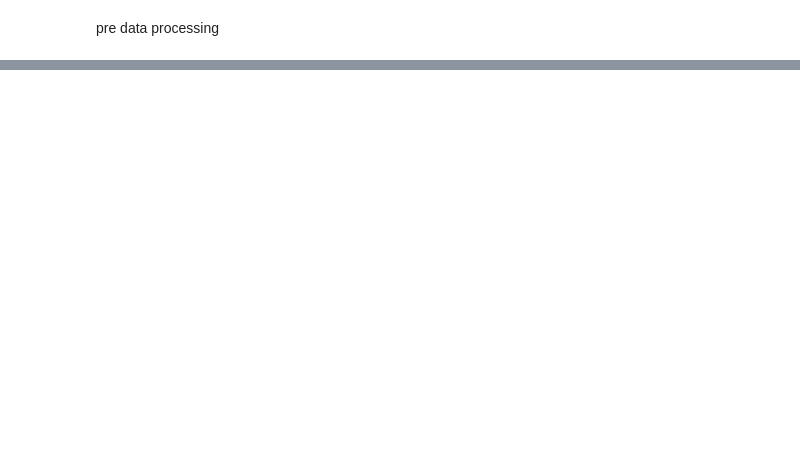
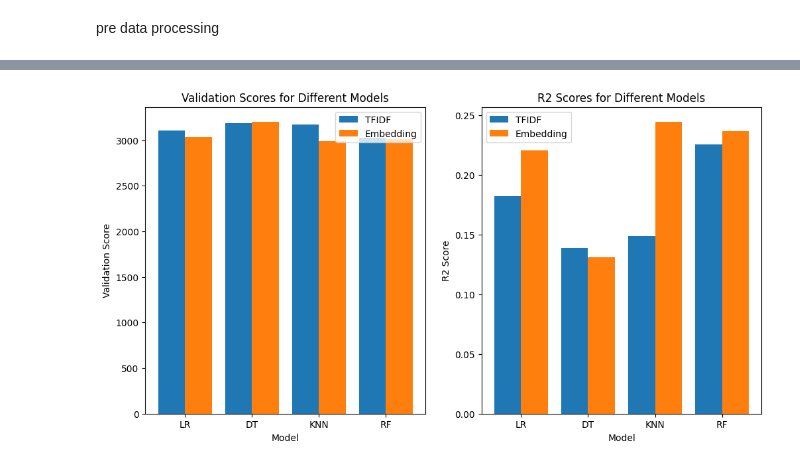
Before and after one commit to AugustRushG/MIT_IML_Assignment, a Jupyter notebook: a3/predictSalary.ipynb, the cells around one changed output, grey strips where cells are left out. Cells and saved outputs as stored; diff of their text form; code cells hidden in the pictures; blank space fills up the shorter version.

```diff
--- a/a3/predictSalary.ipynb
+++ b/a3/predictSalary.ipynb
@@ -14,10 +17,13 @@ import both train data and test data
 # %%
 raw_train_data = pd.read_csv('C:\\Users\\xu741\\Desktop\\IML\\a1\\a3\\raw-data\\train.csv')
 raw_test_data = pd.read_csv('C:\\Users\\xu741\\Desktop\\IML\\a1\\a3\\raw-data\\test.csv')
-tlidf_train_data = np.load('C:\\Users\\xu741\Desktop\\IML\\a1\\a3\\tfidf-data\\train-tfidf.npy')
-tlidf_test_data = np.load('C:\\Users\\xu741\\Desktop\\IML\\a1\\a3\\tfidf-data\\test-tfidf.npy')
+raw_valid_data = pd.read_csv('C:\\Users\\xu741\\Desktop\\IML\\a1\\a3\\raw-data\\valid.csv')
+tfidf_train_data = np.load('C:\\Users\\xu741\Desktop\\IML\\a1\\a3\\tfidf-data\\train-tfidf.npy')
+tfidf_test_data = np.load('C:\\Users\\xu741\\Desktop\\IML\\a1\\a3\\tfidf-data\\test-tfidf.npy')
+tfidf_valid_data = np.load('C:\\Users\\xu741\\Desktop\\IML\\a1\\a3\\tfidf-data\\valid-tfidf.npy')
 embedding_train_data = np.load('C:\\Users\\xu741\\Desktop\\IML\\a1\\a3\\embeddings-data\\train-embeddings.npy')
 embedding_test_data = np.load('C:\\Users\\xu741\\Desktop\\IML\\a1\\a3\\embeddings-data\\test-embeddings.npy')
+embedding_valid_data = np.load('C:\\Users\\xu741\\Desktop\\IML\\a1\\a3\\embeddings-data\\valid-embeddings.npy')
 # %% [markdown]
 pre data processing
 # %%
@@ -59,0 +313,11 @@ mean_squared_error for tlidf using linear regression model is 0.0011276495932791
+# %%
+
+random_lr_embedding = RandomizedSearchCV(lr, lr_params, cv=5, n_iter=10)
+random_dt_embedding = RandomizedSearchCV(dt, dt_params, cv=5, n_iter=10)
+random_knn_embedding = RandomizedSearchCV(knn, knn_params, cv=5, n_iter=10)
+random_rf_embedding = RandomizedSearchCV(rf, rf_params, cv=5, n_iter=10)
+
+random_lr_embedding.fit(labeled_embedding_train_data, labeled_train_data_y)
+random_dt_embedding.fit(labeled_embedding_train_data, labeled_train_data_y)
+random_knn_embedding.fit(labeled_embedding_train_data, labeled_train_data_y)
+random_rf_embedding.fit(labeled_embedding_train_data, labeled_train_data_y)
@@ -59,0 +406,37 @@ mean_squared_error for tlidf using linear regression model is 0.0011276495932791
+# %%
+# Validation scores for tfidf model
+scores_tfidf_random = [score_valid_tfidf_lr_random, score_valid_tfidf_dt_random, score_valid_tfidf_knn_random, score_valid_tfidf_rf_random]
+# Validation scores for embedding model
+scores_embedding_random = [score_valid_embedding_lr_random, score_valid_embedding_dt_random, score_valid_embedding_knn_random, score_valid_embedding_rf]
+
+scores_tfidf_random_r2 = [score_valid_tfidf_lr_random_r2, score_valid_tfidf_dt_random_r2, score_valid_tfidf_knn_random_r2, score_valid_tfidf_rf_random_r2]
+scores_embedding_random_r2 = [score_valid_embedding_lr_random_r2, score_valid_embedding_dt_random_r2, score_valid_embedding_knn_random_r2, score_valid_embedding_rf_random_r2]
+
+
+# Create a figure with two subplots
+fig, (ax1, ax2) = plt.subplots(1, 2, figsize=(12,6))
+
+# Plot the bars for tfidf and embedding models in the first subplot
+ax1.bar([0, 1, 2, 3], scores_tfidf_random, width=0.4, label='TFIDF')
+ax1.bar([0.4, 1.4, 2.4, 3.4], scores_embedding_random, width=0.4, label='Embedding')
+ax1.set_xlabel('Model')
+ax1.set_ylabel('Validation Score')
+ax1.set_title('Validation Scores for Different Models')
+ax1.set_xticks([0.2, 1.2, 2.2, 3.2])
+ax1.set_xticklabels(['LR', 'DT', 'KNN', 'RF'])
+ax1.legend()
+
+# Plot the bars for tfidf and embedding models in the second subplot
+ax2.bar([0, 1, 2, 3], scores_tfidf_random_r2, width=0.4, label='TFIDF')
+ax2.bar([0.4, 1.4, 2.4, 3.4], scores_embedding_random_r2, width=0.4, label='Embedding')
+ax2.set_xlabel('Model')
+ax2.set_ylabel('R2 Score')
+ax2.set_title('R2 Scores for Different Models')
+ax2.set_xticks([0.2, 1.2, 2.2, 3.2])
+ax2.set_xticklabels(['LR', 'DT', 'KNN', 'RF'])
+ax2.legend()
+
+# Show the plot
+plt.show()
+# %% [output]
+[figure, added]
```
Also changed, not shown: parts of 33 cells of this notebook, 8 other files.
